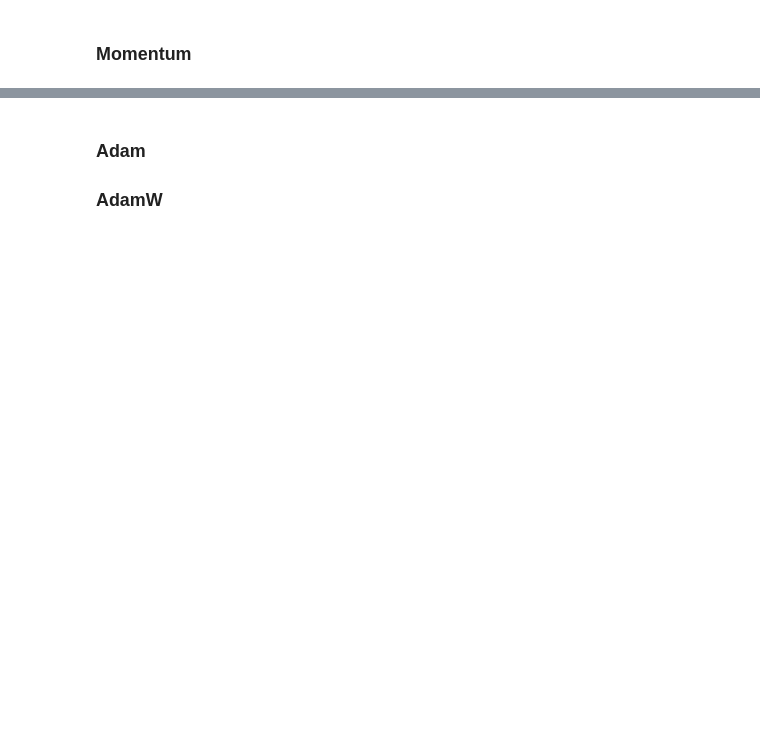
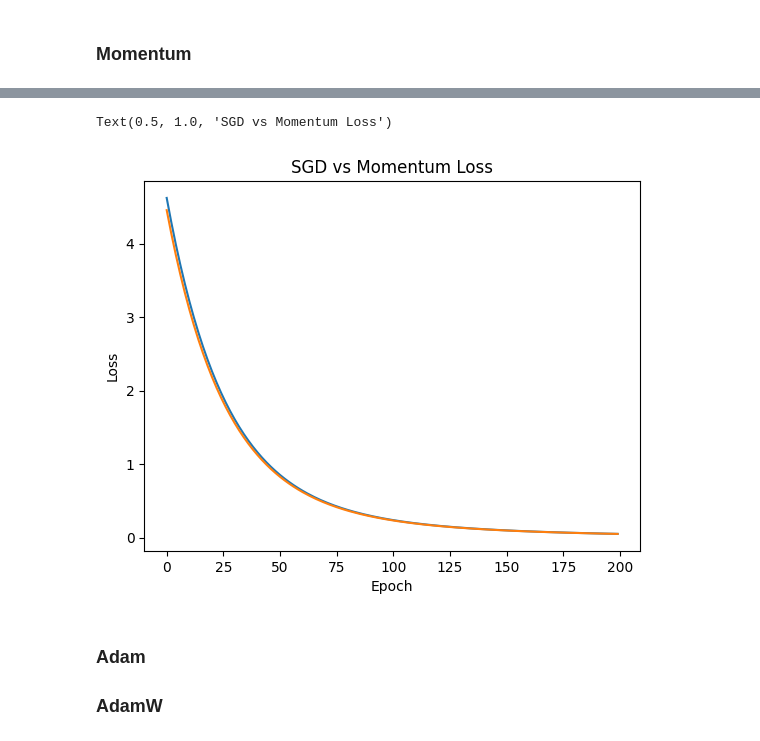
Before and after one commit to VojtaHavlicek/ML-onramp, a Jupyter notebook: onramp.ipynb, the cells around one changed output, grey strips where cells are left out. Saved outputs shown, nothing was run; the diff lists cells and outputs as text; code cells hidden in the pictures; blank space fills up the shorter version.

Commit message:
momentum optimizer

```diff
--- a/onramp.ipynb
+++ b/onramp.ipynb
@@ -456,38 +456,3 @@ class SGD:
         for param in self.params:
             if param["grad"] is not None:
                 param["grad"].fill(0)
-# %%
-X = np.linspace(-1, 1, 100).reshape(-1,1)
-y = 3*X + 2 + 0.1 * np.random.randn(*X.shape)  # Linear regression target
-
-rng = np.random.default_rng(42)
-w = {"value": np.random.randn(1, 1), "grad": np.zeros((1,1))}
-b = {"value": np.zeros((1,)), "grad": np.zeros((1,))}
-params = [w, b]
-
-opt = SGD(params, lr=0.01)
-
-def forward(X: np.ndarray) -> np.ndarray:
-    """Forward pass through the model."""
-    return X @ w["value"] + b["value"]
-
-def mse_loss(pred, target):
-    """Mean Squared Error loss."""
-    return np.mean((pred - target) ** 2)
-
-losses = []
-for epoch in range(200):
-    pred = forward(X)
-    loss = mse_loss(pred, y)
-
-    # grads (backpropagation)
-    w["grad"] = (2/X.shape[0]) * X.T @ (pred - y)
-    b["grad"] = (2/X.shape[0]) * np.sum(pred - y)
-
-    opt.step()  # Update parameters
-    opt.zero_grad()  # Reset gradients
-
-    losses.append(loss)
-    if epoch % 10 == 0:
-        print(f"Epoch {epoch}, Loss: {loss:.4f}, w: {w['value'][0,0]:.4f}, b: {b['value'][0]:.4f}")
-        # Print current parameters
@@ -526,3 +606,13 @@ Text(0, 0.5, 'Loss')
+# %%
+fig, ax = plt.subplots()
+ax.plot([l["sgd"] for l in losses], label="SGD")
+ax.plot([l["momentum"] for l in losses], label="Momentum")
+ax.set_xlabel("Epoch")
+ax.set_ylabel("Loss")
+ax.set_title("SGD vs Momentum Loss")
+# %% [output]
+Text(0.5, 1.0, 'SGD vs Momentum Loss')
+[figure, added]
 # %% [markdown]
 
 ### Adam
```
Also changed, not shown: parts of 5 cells of this notebook.
